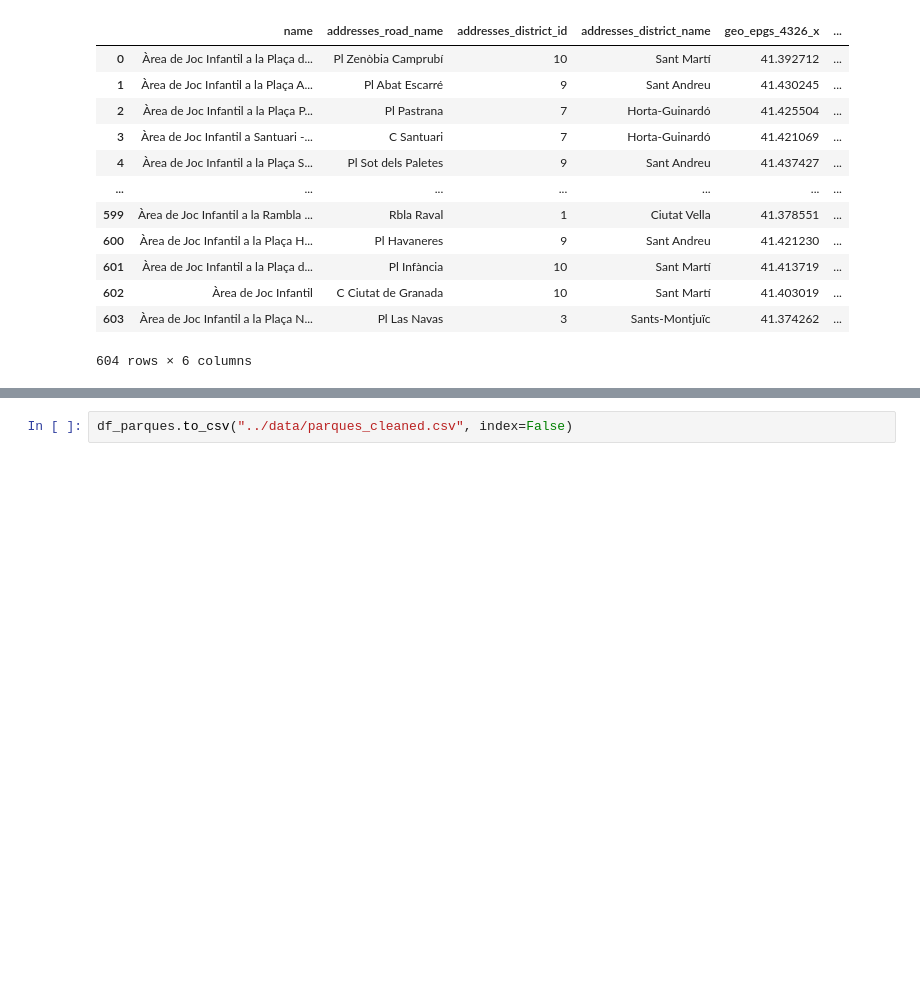
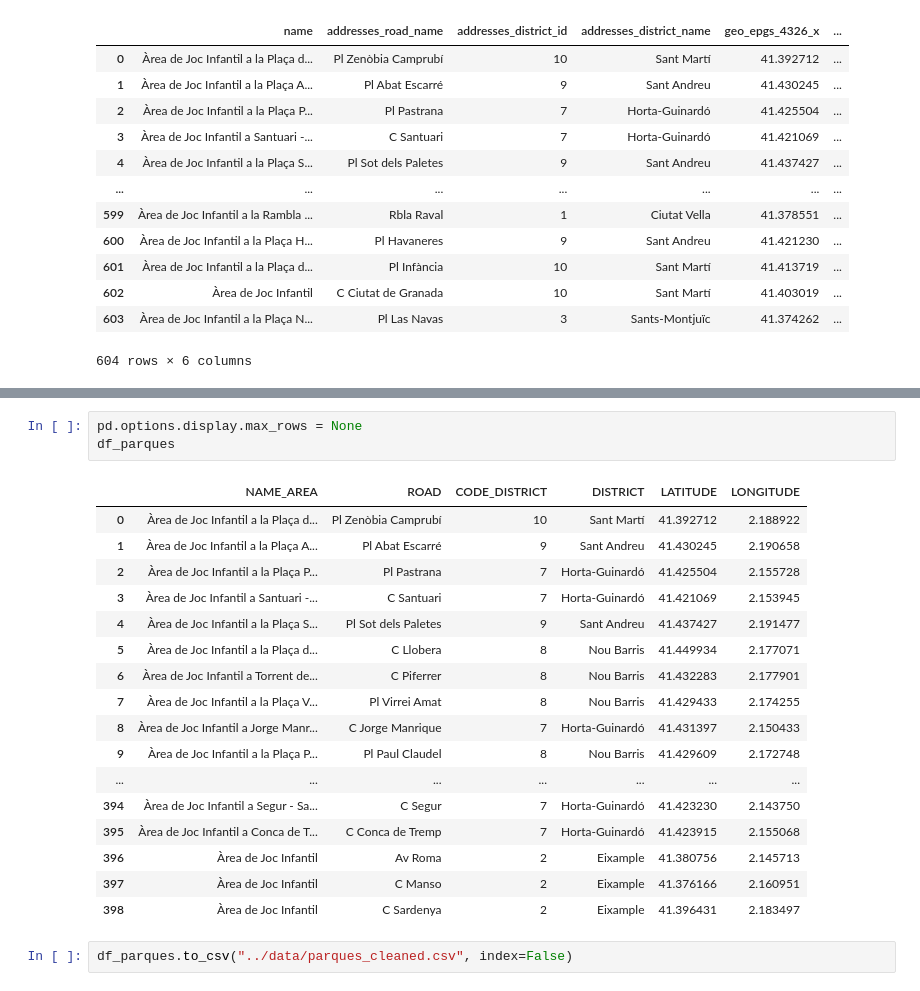
Before and after one commit to Jengoag/bcn_project, a Jupyter notebook: code/parquesdfcode.ipynb, the cells around one changed output, grey strips where cells are left out. Cells and saved outputs as stored; diff of their text form; blank space fills up the shorter version.

```diff
--- a/code/parquesdfcode.ipynb
+++ b/code/parquesdfcode.ipynb
@@ -137,3 +137,24 @@ GEOY             0
 dtype: int64
+# %%
+pd.options.display.max_rows = None
+df_parques
+# %% [output]
+|  | NAME_AREA | ROAD | CODE_DISTRICT | DISTRICT | LATITUDE | LONGITUDE |
+| 0 | Àrea de Joc Infantil a la Plaça d... | Pl Zenòbia Camprubí | 10 | Sant Martí | 41.392712 | 2.188922 |
+| 1 | Àrea de Joc Infantil a la Plaça A... | Pl Abat Escarré | 9 | Sant Andreu | 41.430245 | 2.190658 |
+| 2 | Àrea de Joc Infantil a la Plaça P... | Pl Pastrana | 7 | Horta-Guinardó | 41.425504 | 2.155728 |
+| 3 | Àrea de Joc Infantil a Santuari -... | C Santuari | 7 | Horta-Guinardó | 41.421069 | 2.153945 |
+| 4 | Àrea de Joc Infantil a la Plaça S... | Pl Sot dels Paletes | 9 | Sant Andreu | 41.437427 | 2.191477 |
+| 5 | Àrea de Joc Infantil a la Plaça d... | C Llobera | 8 | Nou Barris | 41.449934 | 2.177071 |
+| 6 | Àrea de Joc Infantil a Torrent de... | C Piferrer | 8 | Nou Barris | 41.432283 | 2.177901 |
+| 7 | Àrea de Joc Infantil a la Plaça V... | Pl Virrei Amat | 8 | Nou Barris | 41.429433 | 2.174255 |
+| 8 | Àrea de Joc Infantil a Jorge Manr... | C Jorge Manrique | 7 | Horta-Guinardó | 41.431397 | 2.150433 |
+| 9 | Àrea de Joc Infantil a la Plaça P... | Pl Paul Claudel | 8 | Nou Barris | 41.429609 | 2.172748 |
+| ... | ... | ... | ... | ... | ... | ... |
+| 394 | Àrea de Joc Infantil a Segur - Sa... | C Segur | 7 | Horta-Guinardó | 41.423230 | 2.143750 |
+| 395 | Àrea de Joc Infantil a Conca de T... | C Conca de Tremp | 7 | Horta-Guinardó | 41.423915 | 2.155068 |
+| 396 | Àrea de Joc Infantil | Av Roma | 2 | Eixample | 41.380756 | 2.145713 |
+| 397 | Àrea de Joc Infantil | C Manso | 2 | Eixample | 41.376166 | 2.160951 |
+| 398 | Àrea de Joc Infantil | C Sardenya | 2 | Eixample | 41.396431 | 2.183497 |
 # %%
 df_parques.to_csv("../data/parques_cleaned.csv", index=False)
```
Also changed, not shown: parts of 2 cells of this notebook, 3 other files.
